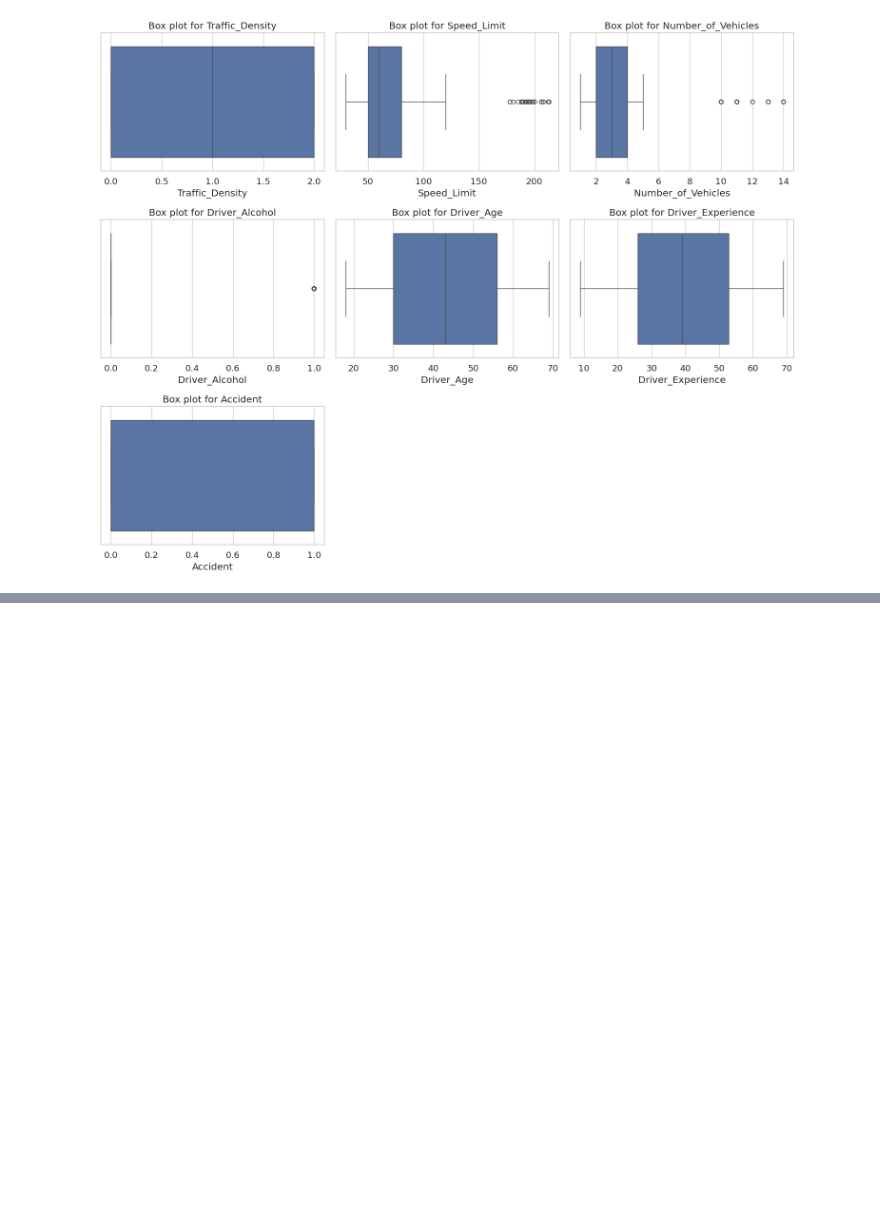
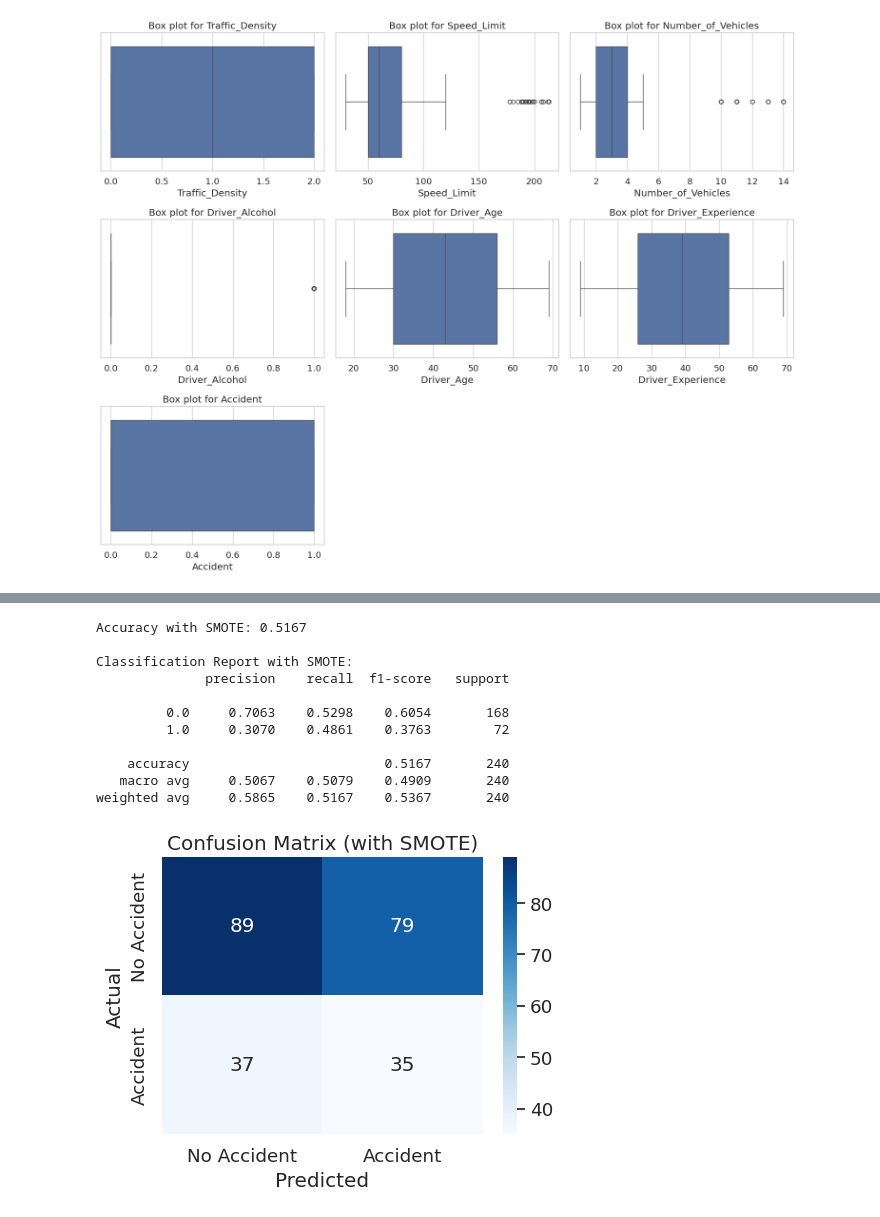
Before and after one commit to Omniasherief/Accident-prediction, a Jupyter notebook: Accident_prediction.ipynb, the cells around one changed output, grey strips where cells are left out. Cells and saved outputs as stored; diff of their text form; code cells hidden in the pictures; blank space fills up the shorter version.

```diff
--- a/Accident_prediction.ipynb
+++ b/Accident_prediction.ipynb
@@ -395,3 +499,53 @@ Best hyperparameters found by GridSearchCV:
+# %%
+from imblearn.over_sampling import SMOTE
+from sklearn.metrics import accuracy_score, classification_report, confusion_matrix
+import seaborn as sns
+import matplotlib.pyplot as plt
+
+
+# 8) Apply SMOTE to training data only
+smote = SMOTE(random_state=42)
+X_train_res, y_train_res = smote.fit_resample(X_train_scaled, y_train)
+
+# 9) Retrain Logistic Regression on the SMOTE’d data
+lr_sm = LogisticRegression(class_weight='balanced', random_state=42)
+lr_sm.fit(X_train_res, y_train_res)
+
+# 10) Predict on the untouched test set
+y_pred_sm = lr_sm.predict(X_test_scaled)
+
+# 11) Accuracy
+acc_sm = accuracy_score(y_test, y_pred_sm)
+print(f"Accuracy with SMOTE: {acc_sm:.4f}")
+
+# 12) Detailed classification report
+print("\nClassification Report with SMOTE:")
+print(classification_report(y_test, y_pred_sm, digits=4))
+
+# 13) Confusion matrix heatmap
+cm_sm = confusion_matrix(y_test, y_pred_sm)
+plt.figure(figsize=(5,4))
+sns.heatmap(cm_sm, annot=True, fmt='d', cmap='Blues',
+            xticklabels=['No Accident','Accident'],
+            yticklabels=['No Accident','Accident'])
+plt.title("Confusion Matrix (with SMOTE)")
+plt.xlabel("Predicted")
+plt.ylabel("Actual")
+plt.tight_layout()
+plt.show()
+# %% [output]
+Accuracy with SMOTE: 0.5167
+
+Classification Report with SMOTE:
+              precision    recall  f1-score   support
+
+         0.0     0.7063    0.5298    0.6054       168
+         1.0     0.3070    0.4861    0.3763        72
+
+    accuracy                         0.5167       240
+   macro avg     0.5067    0.5079    0.4909       240
+weighted avg     0.5865    0.5167    0.5367       240
+[figure, added]
 # %%
 print(X_train.shape)  # Should match the expected feature count
 print(X_test.shape)   # Should match the expected feature count
```
Also changed, not shown: parts of 11 cells of this notebook.
